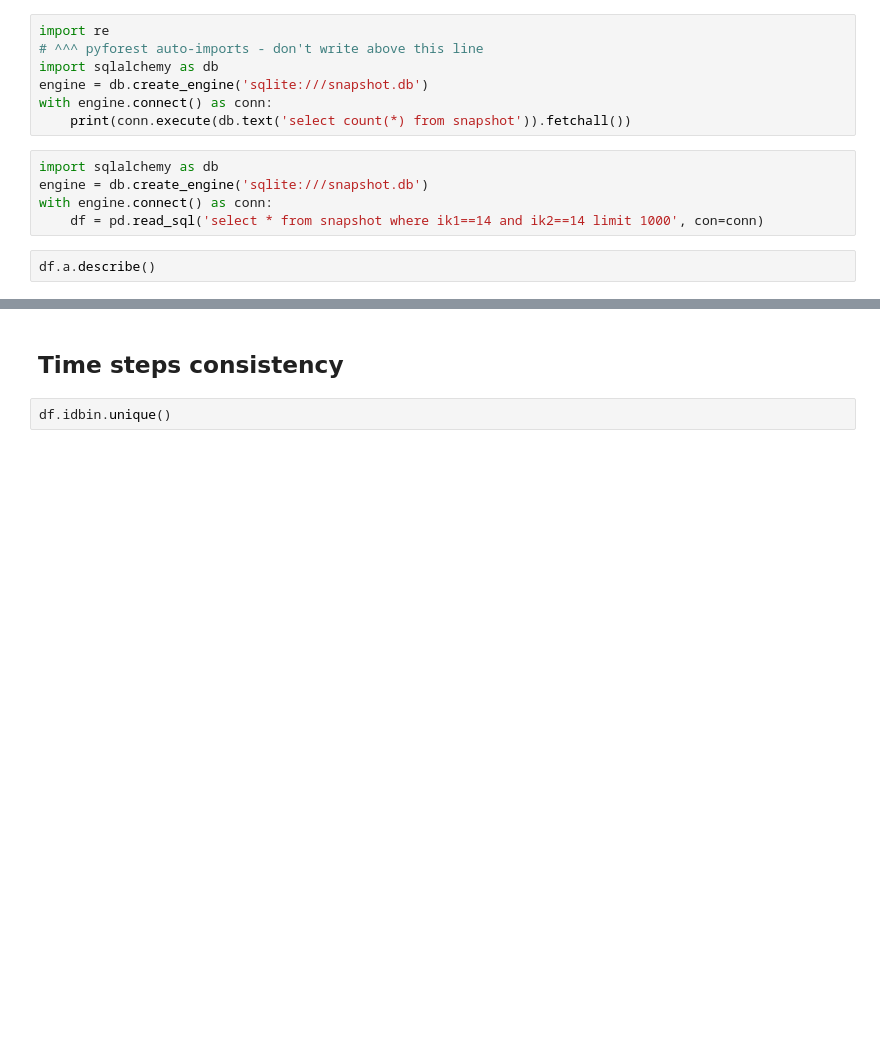
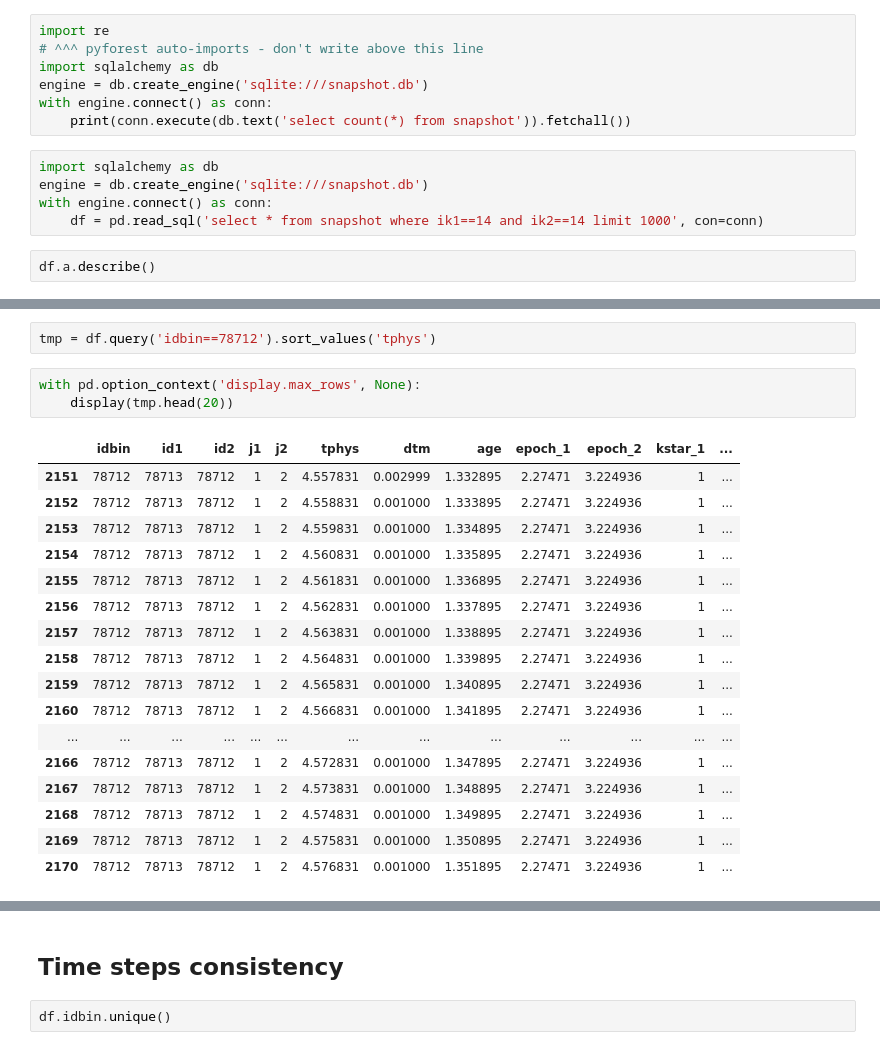
Before and after one commit to gwiktoro/moccarun, a Jupyter notebook: notebooks/xrb_output_tests.ipynb, the cells around one changed output, grey strips where cells are left out. Saved outputs shown, nothing was run; the diff lists cells and outputs as text; blank space fills up the shorter version.

```diff
--- a/notebooks/xrb_output_tests.ipynb
+++ b/notebooks/xrb_output_tests.ipynb
@@ -45,0 +106,23 @@ df
+# %%
+tmp = df.query('idbin==78712').sort_values('tphys')
+# %%
+with pd.option_context('display.max_rows', None):
+    display(tmp.head(20))
+# %% [output]
+|  | idbin | id1 | id2 | j1 | j2 | tphys | dtm | age | epoch_1 | epoch_2 | kstar_1 | ... |
+| 2151 | 78712 | 78713 | 78712 | 1 | 2 | 4.557831 | 0.002999 | 1.332895 | 2.27471 | 3.224936 | 1 | ... |
+| 2152 | 78712 | 78713 | 78712 | 1 | 2 | 4.558831 | 0.001000 | 1.333895 | 2.27471 | 3.224936 | 1 | ... |
+| 2153 | 78712 | 78713 | 78712 | 1 | 2 | 4.559831 | 0.001000 | 1.334895 | 2.27471 | 3.224936 | 1 | ... |
+| 2154 | 78712 | 78713 | 78712 | 1 | 2 | 4.560831 | 0.001000 | 1.335895 | 2.27471 | 3.224936 | 1 | ... |
+| 2155 | 78712 | 78713 | 78712 | 1 | 2 | 4.561831 | 0.001000 | 1.336895 | 2.27471 | 3.224936 | 1 | ... |
+| 2156 | 78712 | 78713 | 78712 | 1 | 2 | 4.562831 | 0.001000 | 1.337895 | 2.27471 | 3.224936 | 1 | ... |
+| 2157 | 78712 | 78713 | 78712 | 1 | 2 | 4.563831 | 0.001000 | 1.338895 | 2.27471 | 3.224936 | 1 | ... |
+| 2158 | 78712 | 78713 | 78712 | 1 | 2 | 4.564831 | 0.001000 | 1.339895 | 2.27471 | 3.224936 | 1 | ... |
+| 2159 | 78712 | 78713 | 78712 | 1 | 2 | 4.565831 | 0.001000 | 1.340895 | 2.27471 | 3.224936 | 1 | ... |
+| 2160 | 78712 | 78713 | 78712 | 1 | 2 | 4.566831 | 0.001000 | 1.341895 | 2.27471 | 3.224936 | 1 | ... |
+| ... | ... | ... | ... | ... | ... | ... | ... | ... | ... | ... | ... | ... |
+| 2166 | 78712 | 78713 | 78712 | 1 | 2 | 4.572831 | 0.001000 | 1.347895 | 2.27471 | 3.224936 | 1 | ... |
+| 2167 | 78712 | 78713 | 78712 | 1 | 2 | 4.573831 | 0.001000 | 1.348895 | 2.27471 | 3.224936 | 1 | ... |
+| 2168 | 78712 | 78713 | 78712 | 1 | 2 | 4.574831 | 0.001000 | 1.349895 | 2.27471 | 3.224936 | 1 | ... |
+| 2169 | 78712 | 78713 | 78712 | 1 | 2 | 4.575831 | 0.001000 | 1.350895 | 2.27471 | 3.224936 | 1 | ... |
+| 2170 | 78712 | 78713 | 78712 | 1 | 2 | 4.576831 | 0.001000 | 1.351895 | 2.27471 | 3.224936 | 1 | ... |
```
Also changed, not shown: parts of 15 cells of this notebook, 7 other files.
